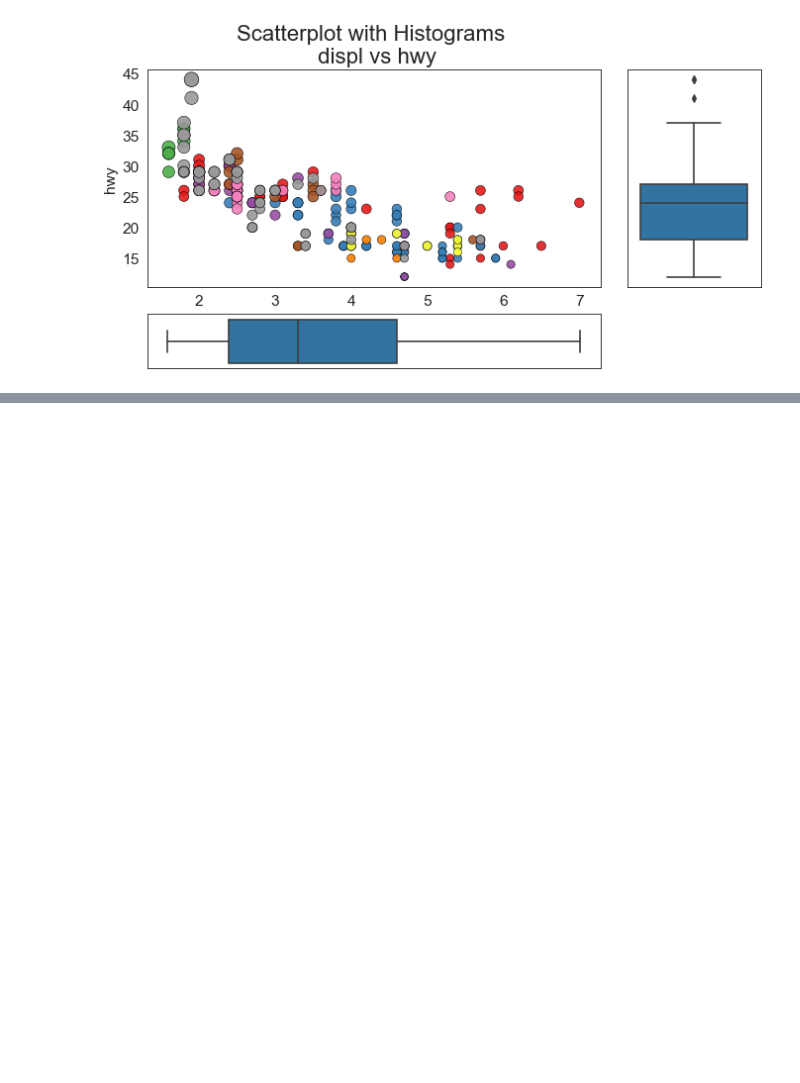
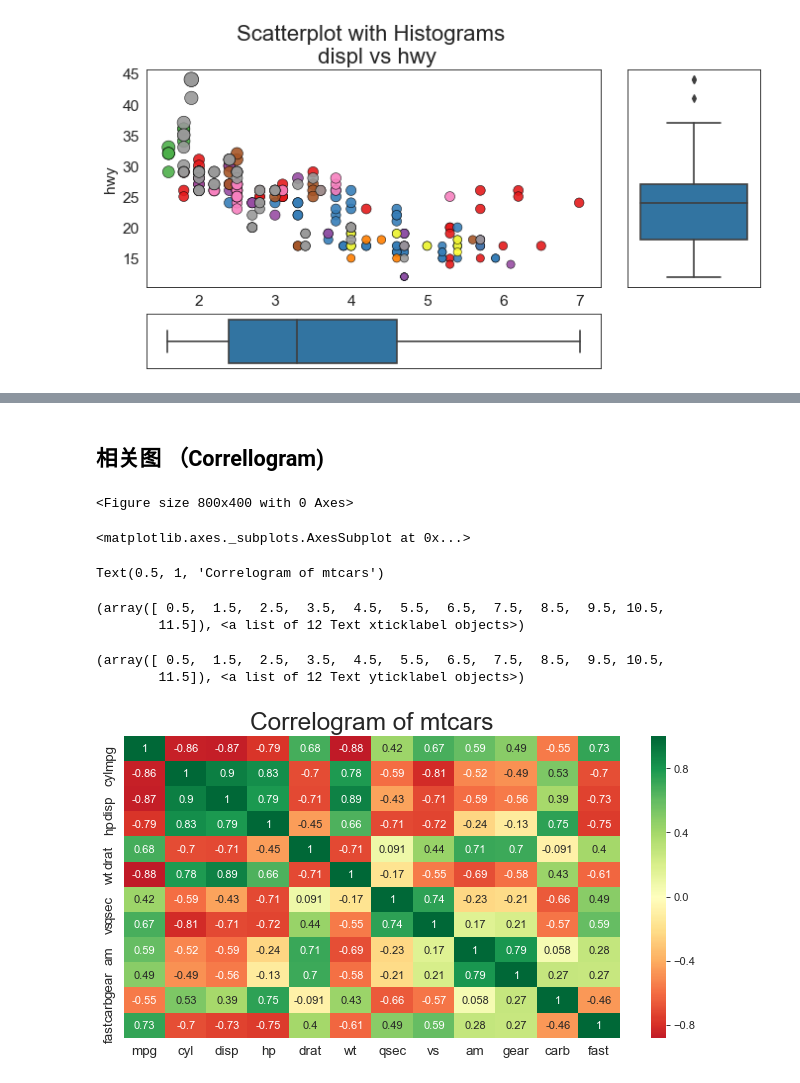
Before and after one commit to longfengpili/other_method, a Jupyter notebook: matplotlib.ipynb, the cells around one changed output, grey strips where cells are left out. Drawn from its saved outputs; the diff is of its cells as text; code cells hidden in the pictures; blank space fills up the shorter version.

```diff
--- a/matplotlib.ipynb
+++ b/matplotlib.ipynb
@@ -300,0 +301,23 @@ g.fig.set_figheight(5)
+# %% [markdown]
+## 相关图 （Correllogram)
+# %%
+# Import Dataset
+df = pd.read_csv("https://github.com/selva86/datasets/raw/master/mtcars.csv")
+
+# Plot
+plt.figure(figsize=(10, 5), dpi= 80)
+sns.heatmap(df.corr(), xticklabels=df.corr().columns, yticklabels=df.corr().columns, cmap='RdYlGn', center=0, annot=True)
+
+# Decorations
+plt.title('Correlogram of mtcars', fontsize=22)
+plt.xticks(fontsize=12)
+plt.yticks(fontsize=12)
+# %% [output]
+<Figure size 800x400 with 0 Axes>
+<matplotlib.axes._subplots.AxesSubplot at 0x...>
+Text(0.5, 1, 'Correlogram of mtcars')
+(array([ 0.5,  1.5,  2.5,  3.5,  4.5,  5.5,  6.5,  7.5,  8.5,  9.5, 10.5,
+        11.5]), <a list of 12 Text xticklabel objects>)
+(array([ 0.5,  1.5,  2.5,  3.5,  4.5,  5.5,  6.5,  7.5,  8.5,  9.5, 10.5,
+        11.5]), <a list of 12 Text yticklabel objects>)
+[figure, added]
```
Also changed, not shown: parts of 6 cells of this notebook.
